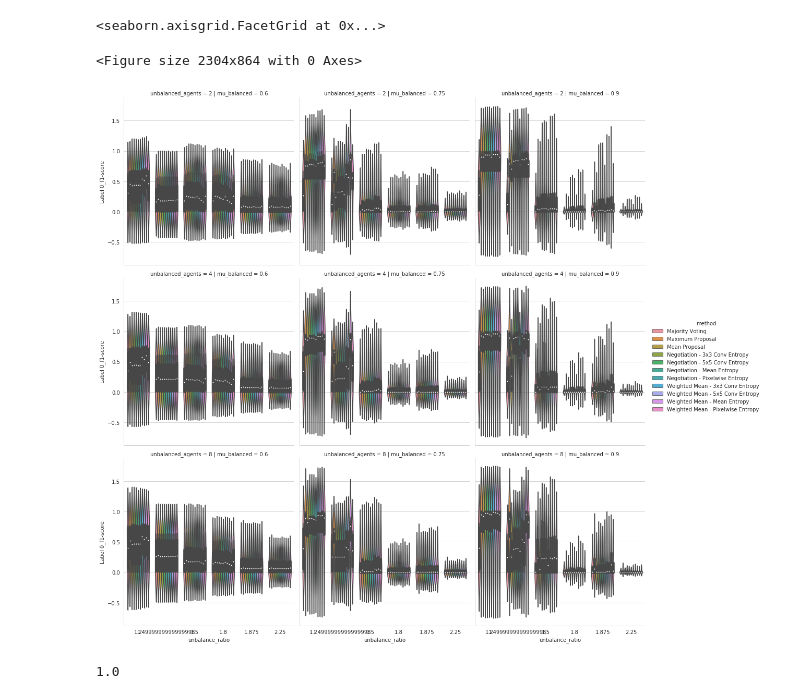
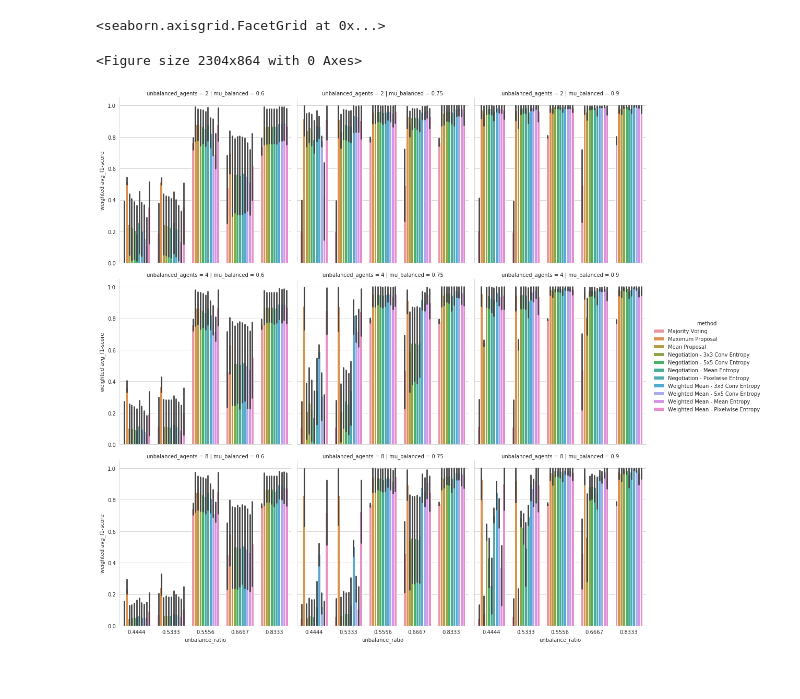
Before and after one commit to edoardogiacomello/DistributedSegmentation, a Jupyter notebook: src/SyntheticResultsViewer.ipynb, the cells around one changed output. Drawn from its saved outputs; the diff is of its cells as text; code cells hidden in the pictures.

Commit message:
Added some results, now consensus proposals are skipped from computation, added some example graphs (WIP)

```diff
--- a/src/SyntheticResultsViewer.ipynb
+++ b/src/SyntheticResultsViewer.ipynb
@@ -10,0 +6,3 @@ data['unbalance_ratio'] = data['mu_1_unbalanced'] / data['mu_2_unbalanced']
+# %%
+data =pd.read_csv('results/bin_chk_balanced_vs_unbalanced_c1.csv', index_col=0)
+metric_to_show = 'weighted avg_f1-score'
@@ -25,4 +47,0 @@ plt.legend(bbox_to_anchor=(1.05, 1), loc=2, borderaxespad=0.)
-# %%
-sb.set_style('whitegrid')
-sb.barplot(data=data, hue='method', y='Label 0_f1-score', x='unbalanced_agents')
-plt.legend(bbox_to_anchor=(1.05, 1), loc=2, borderaxespad=0.)
@@ -32,11 +48,7 @@ plt.legend(bbox_to_anchor=(1.05, 1), loc=2, borderaxespad=0.)
 # %%
 plt.figure(figsize=(32, 12))
-sb.catplot(data=data, x='unbalance_ratio', hue='method', y='Label 0_f1-score', row='unbalanced_agents', col='mu_balanced', kind='violin')
+sb.catplot(data=data, x='unbalance_ratio', hue='method', y=metric_to_show, row='unbalanced_agents', col='mu_balanced', kind='bar')
 # %% [output]
 <seaborn.axisgrid.FacetGrid at 0x...>
 <Figure size 2304x864 with 0 Axes>
-[figure, old version]
+[figure, new version]
-# %%
-data['Label 0_f1-score'].max()
-# %% [output]
-1.0
```
Also changed, not shown: parts of 8 cells of this notebook, 25 other files.
